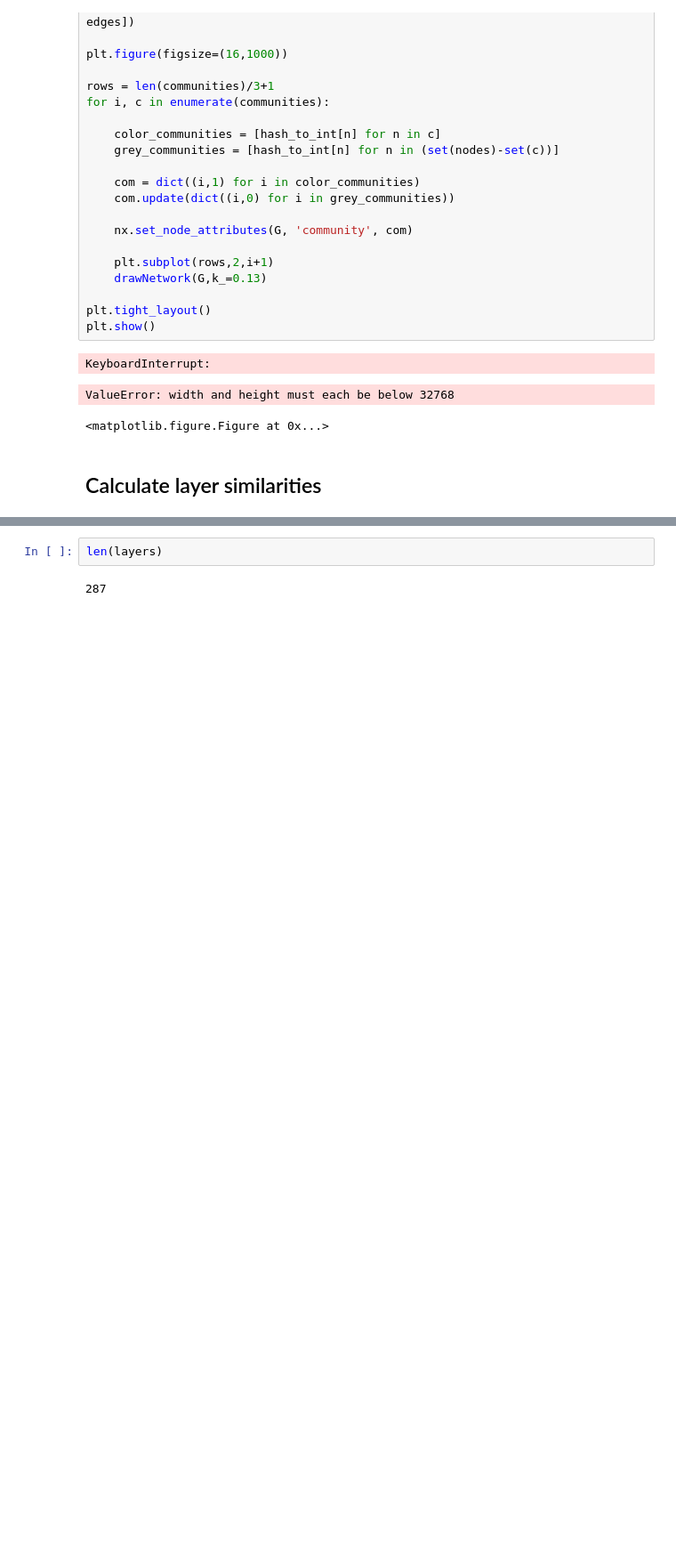
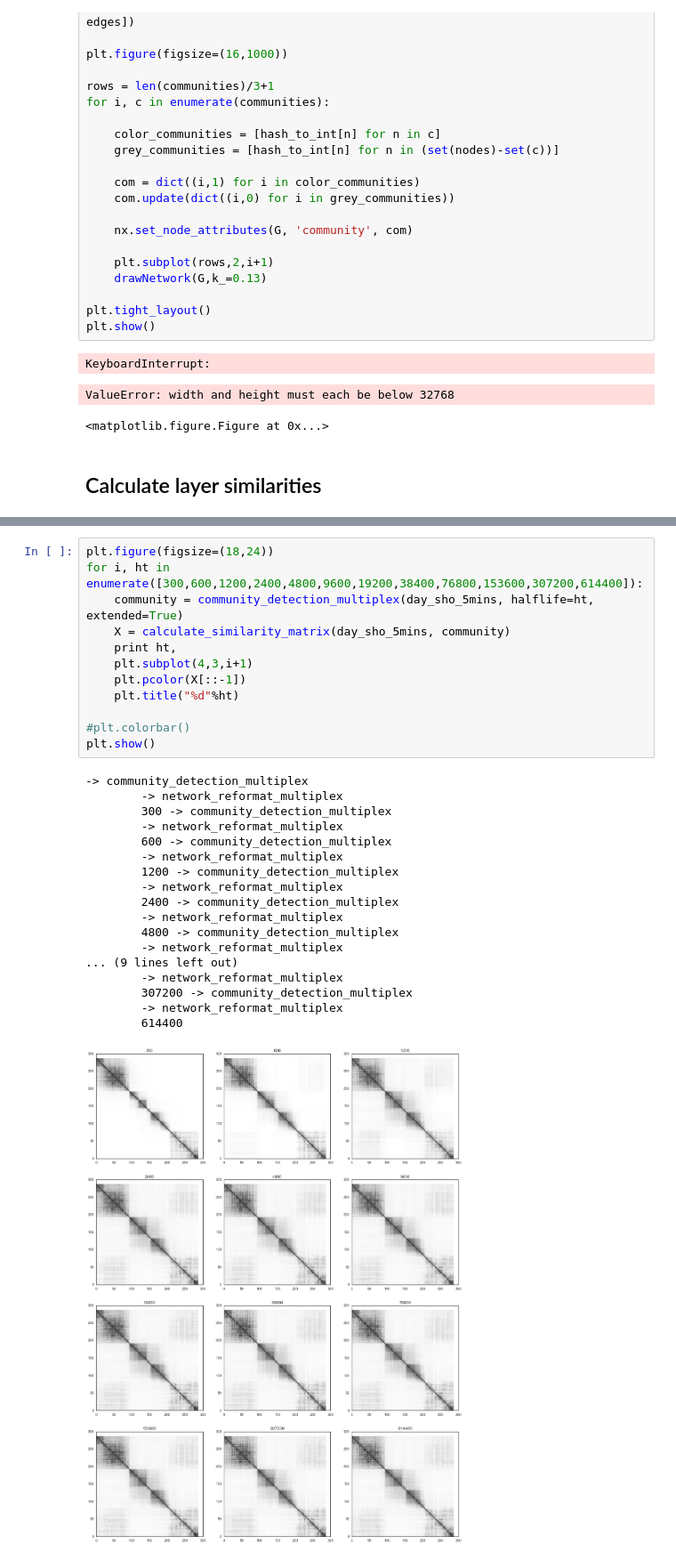
Before and after one commit to ulfaslak/InfomapSensibleDTU, a Jupyter notebook: layer_matching.ipynb, the cells around one changed output, grey strips where cells are left out. Shown at 89% size. Cells and saved outputs as stored; diff of their text form; blank space fills up the shorter version.

```diff
--- a/layer_matching.ipynb
+++ b/layer_matching.ipynb
@@ -1241,4 +1222,31 @@ get_layer_similarity(1,100,layers,communities)
-# %%
-len(layers)
-# %% [output]
-287
+# %%
+plt.figure(figsize=(18,24))
+for i, ht in enumerate([300,600,1200,2400,4800,9600,19200,38400,76800,153600,307200,614400]):
+    community = community_detection_multiplex(day_sho_5mins, halflife=ht, extended=True)
+    X = calculate_similarity_matrix(day_sho_5mins, community)
+    print ht,
+    plt.subplot(4,3,i+1)
+    plt.pcolor(X[::-1])
+    plt.title("%d"%ht)
+
+#plt.colorbar()
+plt.show()
+# %% [output]
+-> community_detection_multiplex
+        -> network_reformat_multiplex
+        300 -> community_detection_multiplex
+        -> network_reformat_multiplex
+        600 -> community_detection_multiplex
+        -> network_reformat_multiplex
+        1200 -> community_detection_multiplex
+        -> network_reformat_multiplex
+        2400 -> community_detection_multiplex
+        -> network_reformat_multiplex
+        4800 -> community_detection_multiplex
+        -> network_reformat_multiplex
+... (9 lines left out)
+        -> network_reformat_multiplex
+        307200 -> community_detection_multiplex
+        -> network_reformat_multiplex
+        614400
+[figure, added]
```
Also changed, not shown: parts of 26 cells of this notebook, 16 other files.
